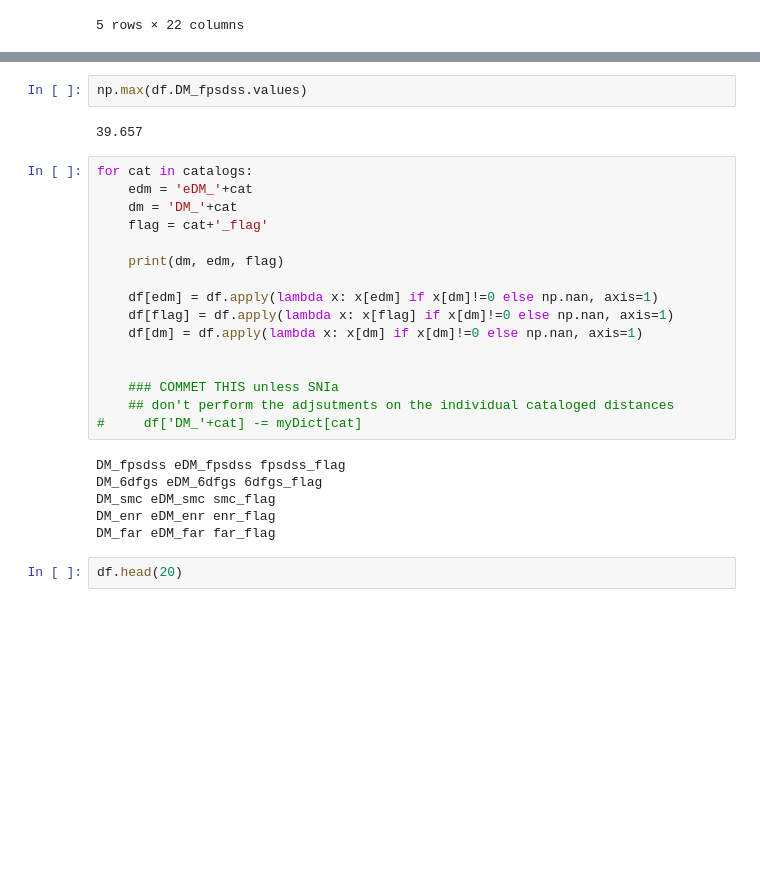
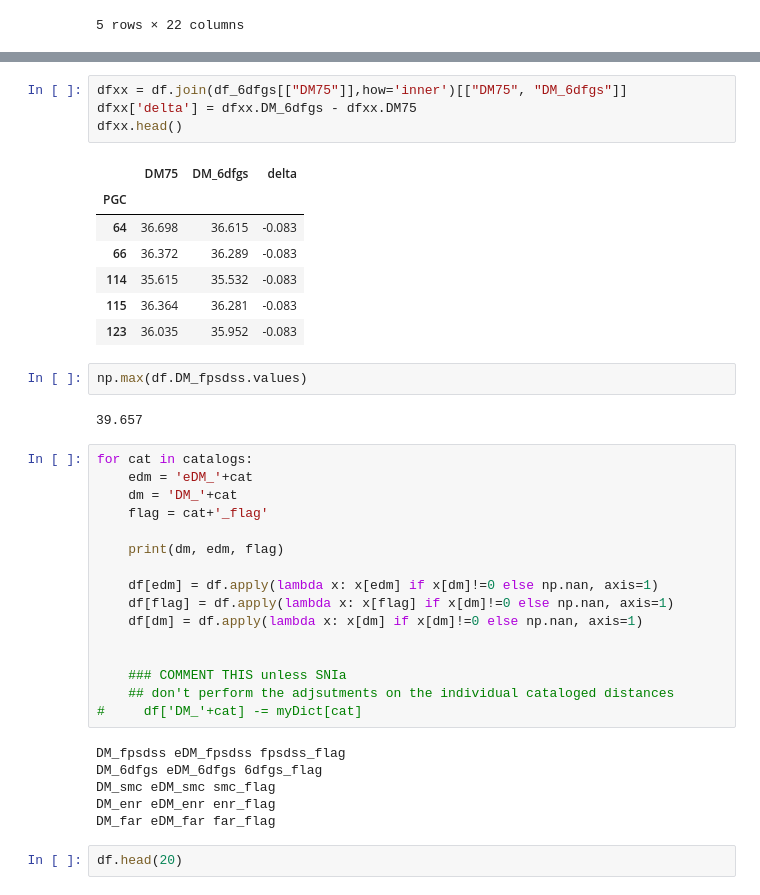
Before and after one commit to ekourkchi/CF4catalog, a Jupyter notebook: FP_catal-Investigate3.ipynb, the cells around one changed output, grey strips where cells are left out. Drawn from its saved outputs; the diff is of its cells as text; blank space fills up the shorter version.

```diff
--- a/FP_catal-Investigate3.ipynb
+++ b/FP_catal-Investigate3.ipynb
@@ -558,3 +584,15 @@ df.head()
+# %%
+dfxx = df.join(df_6dfgs[["DM75"]],how='inner')[["DM75", "DM_6dfgs"]]
+dfxx['delta'] = dfxx.DM_6dfgs - dfxx.DM75
+dfxx.head()
+# %% [output]
+|  | DM75 | DM_6dfgs | delta |
+| PGC |  |  |  |
+| 64 | 36.698 | 36.615 | -0.083 |
+| 66 | 36.372 | 36.289 | -0.083 |
+| 114 | 35.615 | 35.532 | -0.083 |
+| 115 | 36.364 | 36.281 | -0.083 |
+| 123 | 36.035 | 35.952 | -0.083 |
 # %%
 np.max(df.DM_fpsdss.values)
 # %% [output]
@@ -572,7 +610,7 @@ for cat in catalogs:
     df[dm] = df.apply(lambda x: x[dm] if x[dm]!=0 else np.nan, axis=1)
 
 
-    ### COMMET THIS unless SNIa
+    ### COMMENT THIS unless SNIa
     ## don't perform the adjsutments on the individual cataloged distances
 #     df['DM_'+cat] -= myDict[cat]
 # %% [output]
```
Also changed, not shown: parts of 3 cells of this notebook, 9 other files.
